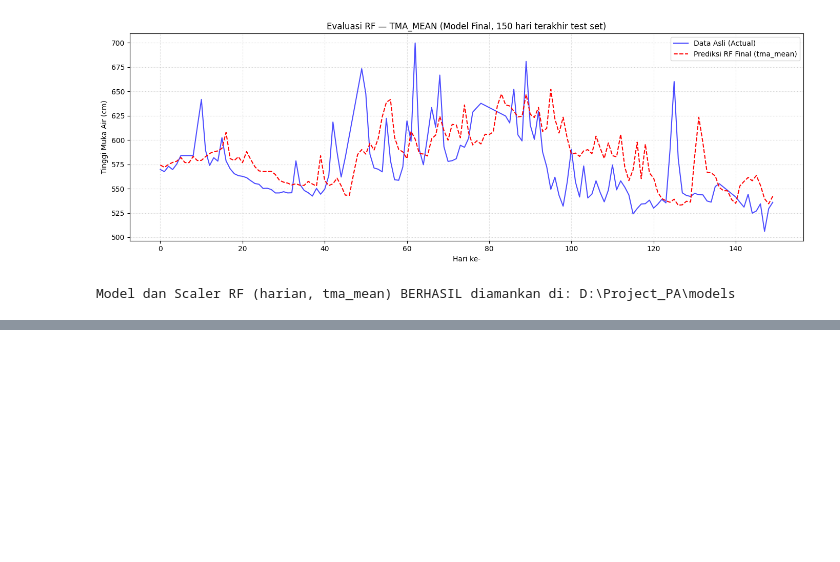
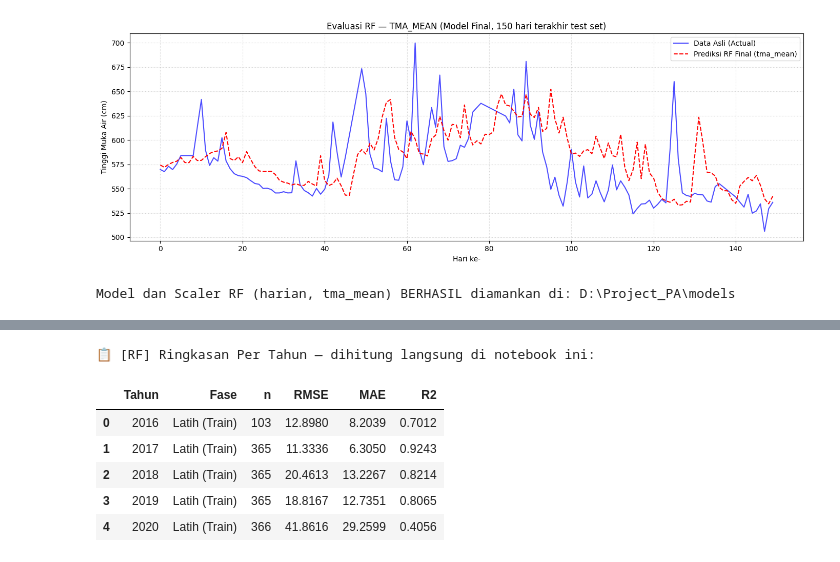
Before and after one commit to AlvinMI/SIPMA_Manggarai, a Jupyter notebook: notebook/Skripsi_PA_TMA_Model_RF.ipynb, the cells around one changed output, grey strips where cells are left out. Cells and saved outputs as stored; diff of their text form; code cells hidden in the pictures; blank space fills up the shorter version.

```diff
--- a/notebook/Skripsi_PA_TMA_Model_RF.ipynb
+++ b/notebook/Skripsi_PA_TMA_Model_RF.ipynb
@@ -284,0 +317,29 @@ Model dan Scaler RF (harian, tma_mean) BERHASIL diamankan di: D:\Project_PA\mode
+# %%
+df_verif_rf = pd.concat([
+    pd.DataFrame({"actual": y_train_rf_cm, "pred": pred_train_rf_cm, "fase": "Latih (Train)"},
+                 index=pd.to_datetime(train_dates_rf)),
+    pd.DataFrame({"actual": y_test_rf_cm, "pred": pred_test_rf_cm, "fase": "Uji (Test)"},
+                 index=pd.to_datetime(test_dates_rf)),
+]).sort_index()
+df_verif_rf["tahun"] = df_verif_rf.index.year
+
+rows_rf = []
+for yr, sub in df_verif_rf.groupby("tahun"):
+    rmse = np.sqrt(mean_squared_error(sub["actual"], sub["pred"]))
+    mae  = mean_absolute_error(sub["actual"], sub["pred"])
+    r2   = r2_score(sub["actual"], sub["pred"])
+    rows_rf.append({
+        "Tahun": yr, "Fase": sub["fase"].iloc[0], "n": len(sub),
+        "RMSE": round(rmse, 4), "MAE": round(mae, 4), "R2": round(r2, 4)
+    })
+
+print("📋 [RF] Ringkasan Per Tahun — dihitung langsung di notebook ini:\n")
+display(pd.DataFrame(rows_rf))
+# %% [output]
+📋 [RF] Ringkasan Per Tahun — dihitung langsung di notebook ini:
+|  | Tahun | Fase | n | RMSE | MAE | R2 |
+| 0 | 2016 | Latih (Train) | 103 | 12.8980 | 8.2039 | 0.7012 |
+| 1 | 2017 | Latih (Train) | 365 | 11.3336 | 6.3050 | 0.9243 |
+| 2 | 2018 | Latih (Train) | 365 | 20.4613 | 13.2267 | 0.8214 |
+| 3 | 2019 | Latih (Train) | 365 | 18.8167 | 12.7351 | 0.8065 |
+| 4 | 2020 | Latih (Train) | 366 | 41.8616 | 29.2599 | 0.4056 |
```
Also changed, not shown: parts of 7 cells of this notebook, 4 other files.
